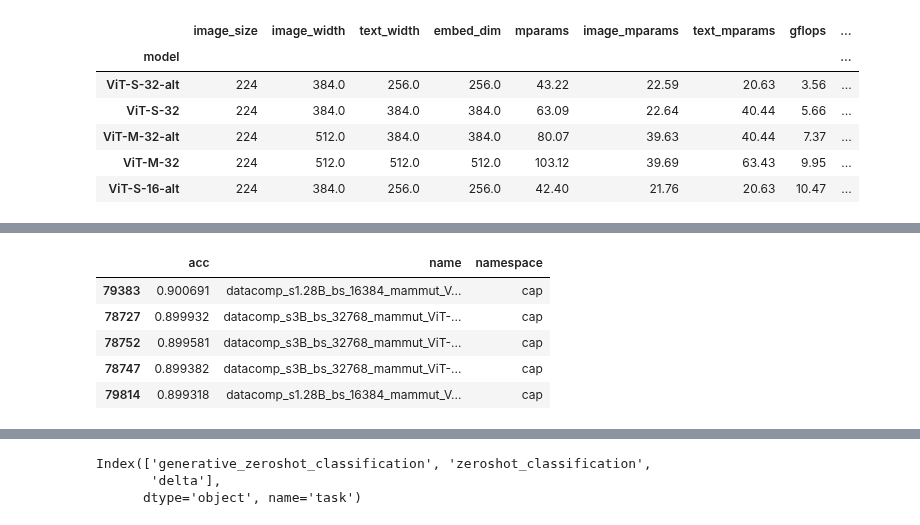
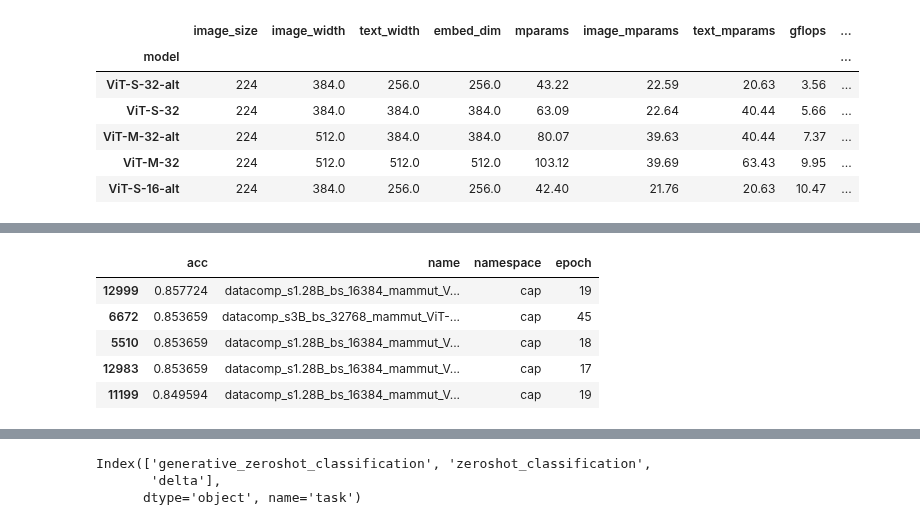
Before and after one commit to SLAMPAI/open_clip_scaling, a Jupyter notebook: results.ipynb, the cells around one changed output, grey strips where cells are left out. Saved outputs shown, nothing was run; the diff lists cells and outputs as text; code cells hidden in the pictures.

```diff
--- a/results.ipynb
+++ b/results.ipynb
@@ -129,9 +152,9 @@ Index(['path', 'model', 'pretrain_dataset', 'downstream_dataset', 'epoch',
 # %%
-df[df.downstream_dataset=="sugar_crepe"].sort_values(by="acc", ascending=False).head()[["acc", "name", "namespace"]]
+df[df.downstream_dataset=="sugar_crepe/swap_obj"].sort_values(by="acc", ascending=False).head()[["acc", "name", "namespace", "epoch"]]
 # %% [output]
-|  | acc | name | namespace |
-| 79383 | 0.900691 | datacomp_s1.28B_bs_16384_mammut_V... | cap |
-| 78727 | 0.899932 | datacomp_s3B_bs_32768_mammut_ViT-... | cap |
-| 78752 | 0.899581 | datacomp_s3B_bs_32768_mammut_ViT-... | cap |
-| 78747 | 0.899382 | datacomp_s3B_bs_32768_mammut_ViT-... | cap |
-| 79814 | 0.899318 | datacomp_s1.28B_bs_16384_mammut_V... | cap |
+|  | acc | name | namespace | epoch |
+| 12999 | 0.857724 | datacomp_s1.28B_bs_16384_mammut_V... | cap | 19 |
+| 6672 | 0.853659 | datacomp_s3B_bs_32768_mammut_ViT-... | cap | 45 |
+| 5510 | 0.853659 | datacomp_s1.28B_bs_16384_mammut_V... | cap | 18 |
+| 12983 | 0.853659 | datacomp_s1.28B_bs_16384_mammut_V... | cap | 17 |
+| 11199 | 0.849594 | datacomp_s1.28B_bs_16384_mammut_V... | cap | 19 |
```
Also changed, not shown: parts of 13 cells of this notebook, 3 other files.
